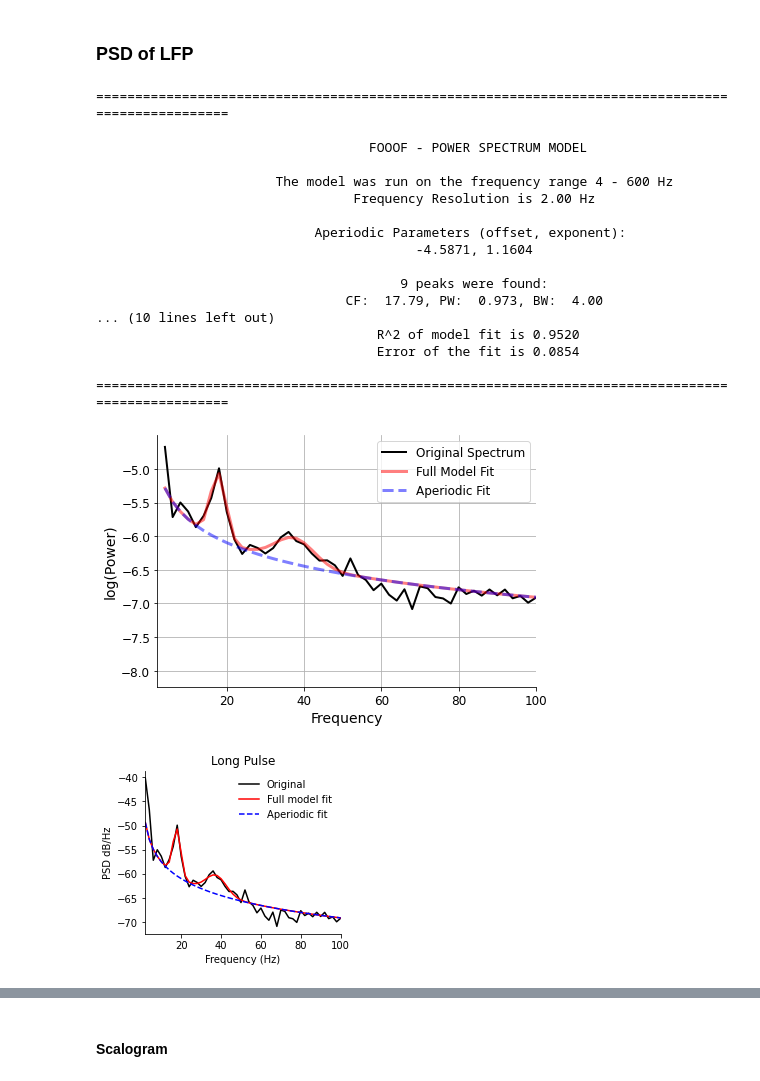
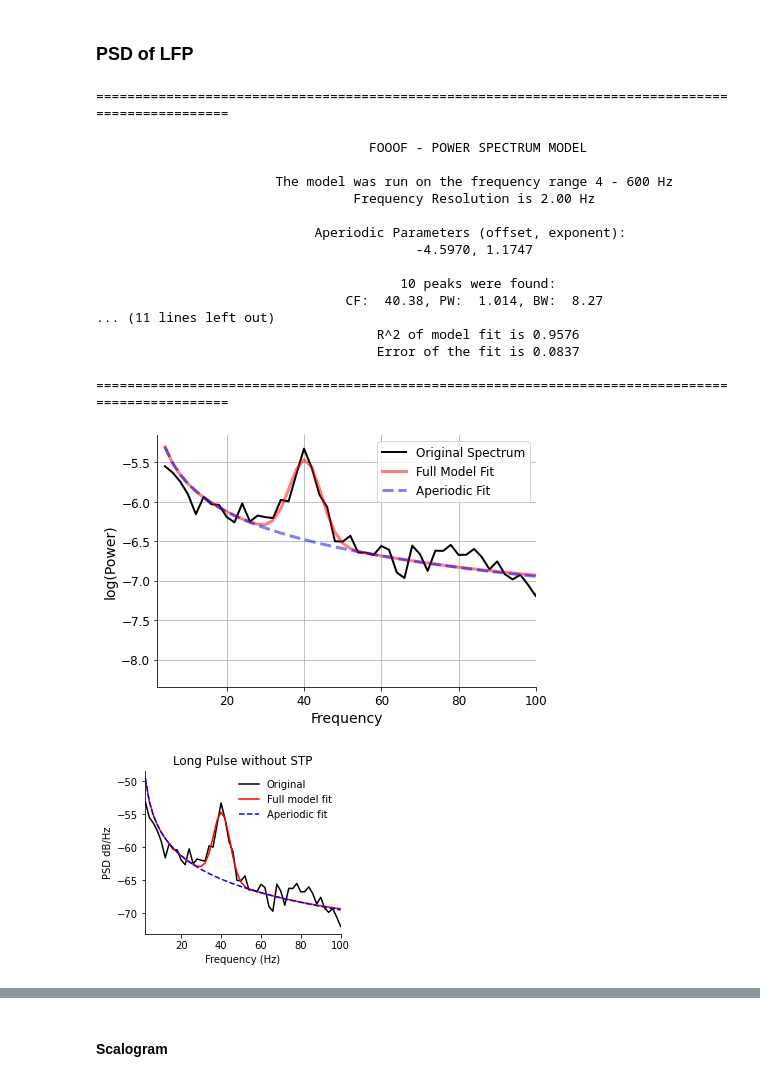
Before and after one commit to chenziao/M1ten_thousand, a Jupyter notebook: Analysis/Analyze_PSD.ipynb, the cells around one changed output, grey strips where cells are left out. Saved outputs shown, nothing was run; the diff lists cells and outputs as text; code cells hidden in the pictures.

```diff
--- a/Analysis/Analyze_PSD.ipynb
+++ b/Analysis/Analyze_PSD.ipynb
@@ -10,14 +10,14 @@ from analysis import plot, utils, process # importing analysis module enables im
 
 %matplotlib inline
 
-TRIAL_NAME = "long_rand"
+TRIAL_NAME = "long_no_STP"
 RESULT_PATH = "simulation_results"
 TRIAL_PATH = os.path.join(RESULT_PATH, TRIAL_NAME)
 
 pop_color = plot.pop_color
 pop_names = plot.pop_names
 
-savefig = True
+savefig = False
 # %%
 stim_type, paths, stim_info, config_hp = utils.get_trial_info(TRIAL_PATH)
 stimulus_type, isbaseline, isstandard = stim_type
@@ -136,7 +136,7 @@ plt.show()
 figsize = (10, 5)
 pad = 1.5
 var_label = 'Firing Rate (Hz)'
-clr = None
+clr = [None] * len(spike_groups)
 demean = False
 
 if savefig:
@@ -209,32 +209,42 @@ if save_fooof:
                                  Frequency Resolution is 2.00 Hz
 
                             Aperiodic Parameters (offset, exponent):
-                                         -4.5871, 1.1604
+                                         -4.5970, 1.1747
 
-                                       9 peaks were found:
-                                CF:  17.79, PW:  0.973, BW:  4.00
-... (10 lines left out)
-                                    R^2 of model fit is 0.9520
-                                    Error of the fit is 0.0854
+                                       10 peaks were found:
+                                CF:  40.38, PW:  1.014, BW:  8.27
+... (11 lines left out)
+                                    R^2 of model fit is 0.9576
+                                    Error of the fit is 0.0837
 
 ==================================================================================================
-[figure, old version]
+[figure, new version]
 # %%
 if savefig:
     fig, ax = plt.subplots(figsize=(3.5, 3))
     _ = plot.plot_fooof(psd_lfp.frequency.values, psd_lfp.sel(channel=elec_id),
                             results, plt_log=False, plt_range=plt_range, plt_db=plt_db, ax=ax)
     ax.legend(frameon=False)
 
     # ax.set_title('Baseline')
     # ax.set_title('Short Pulse')
-    ax.set_title('Long Pulse')
+    # ax.set_title('Long Pulse')
+    # ax.set_title('Short Pulse without PN-FSI')
+    # ax.set_title('Long Pulse without PN-LTS')
+    # ax.set_title('Baseline without STP')
+    # ax.set_title('Short Pulse without STP')
+    ax.set_title('Long Pulse without STP')
 
-    # plot.savefig(fig, 'Fig1_E2') # baseline
+    # plot.savefig(fig, 'Fig1_F') # baseline
     # plot.savefig(fig, 'Fig2_D1A') # short_rand
-    plot.savefig(fig, 'Fig2_D1B') # long_rand
+    # plot.savefig(fig, 'Fig2_D1B') # long_rand
+    # plot.savefig(fig, 'Fig2_F1') # short_rand_noPN2FSI
+    # plot.savefig(fig, 'Fig2_F2') # long_rand_noPN2LTS
+    # plot.savefig(fig, 'Fig2_G1') # baseline_no_STP
+    # plot.savefig(fig, 'Fig2_G2') # short_no_STP
+    plot.savefig(fig, 'Fig2_G3') # long_no_STP
 # %% [output]
-[figure, old version]
+[figure, new version]
 # %%
 _, ax = plt.subplots(1, 1, figsize=figsize)
 _ = plot.psd_residual(psd_lfp.frequency.values, psd_lfp.sel(channel=elec_id).values,
```
Also changed, not shown: parts of 8 cells of this notebook, 9 other files.
